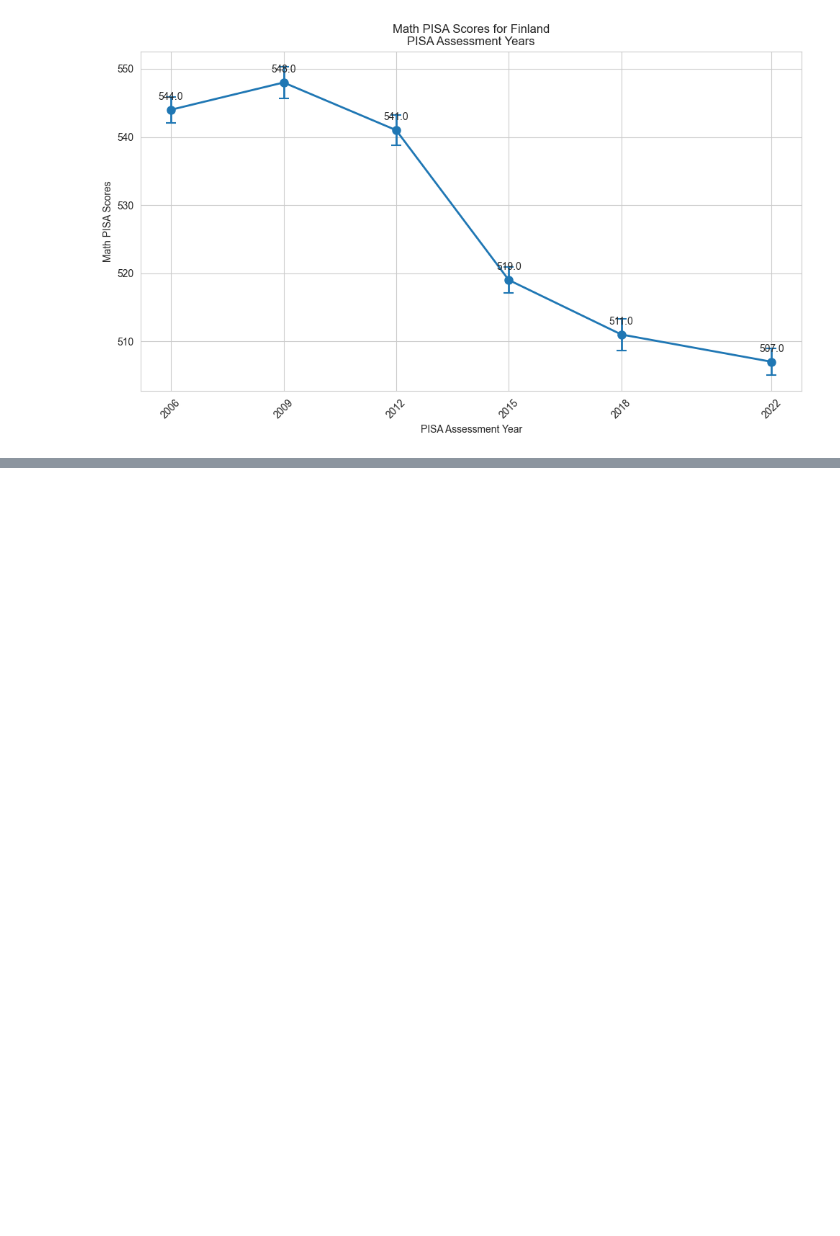
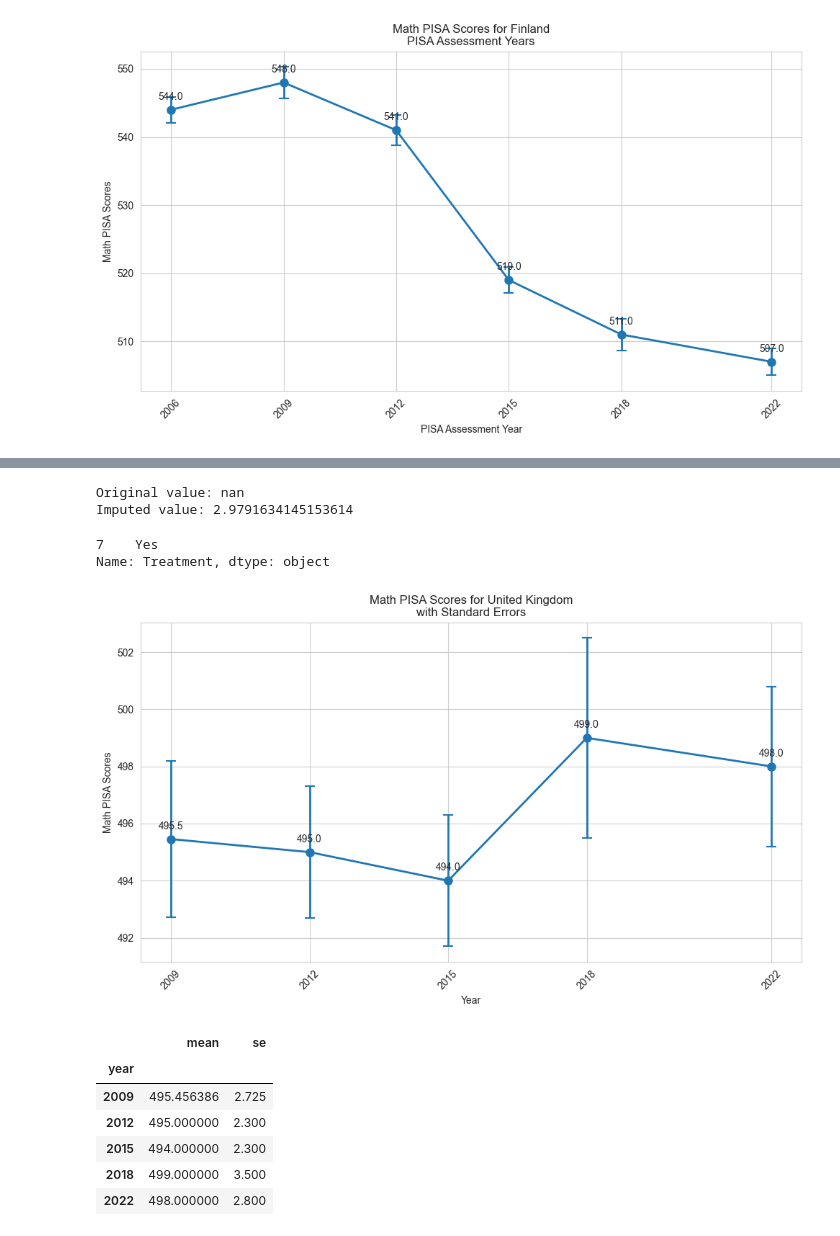
Before and after one commit to mellamanelpoeta/pol_pub2, a Jupyter notebook: source/01_eda.ipynb, the cells around one changed output, grey strips where cells are left out. Cells and saved outputs as stored; diff of their text form; code cells hidden in the pictures; blank space fills up the shorter version.

```diff
--- a/source/01_eda.ipynb
+++ b/source/01_eda.ipynb
@@ -841,0 +1137,17 @@ gdp_series = get_pisa_timeseries(transformed_df, 'Germany', 'gdp')
+# %%
+# Impute a single value
+df_imputed = impute_timeseries(transformed_df, country="Austria", var="edu_exp", year=2009)
+
+# To verify the imputation:
+original_value = transformed_df[transformed_df['Country'] == 'Austria']['GDP_Education_Exp_2009'].values[0]
+imputed_value = df_imputed[df_imputed['Country'] == 'Austria']['GDP_Education_Exp_2009'].values[0]
+print(f"Original value: {original_value}")
+print(f"Imputed value: {imputed_value}")
+# %% [output]
+Original value: nan
+Imputed value: 2.9791634145153614
+# %%
+df_imputed[df_imputed['Country'] == 'France']['Treatment']
+# %% [output]
+7    Yes
+Name: Treatment, dtype: object
@@ -841,0 +1156,13 @@ gdp_series = get_pisa_timeseries(transformed_df, 'Germany', 'gdp')
+# %%
+df_imputed2 = impute_timeseries(df_imputed, 'United Kingdom', 'math', 2009)
+# %%
+get_timeseries(df_imputed2, 'United Kingdom', 'math')
+# %% [output]
+[figure, added]
+|  | mean | se |
+| year |  |  |
+| 2009 | 495.456386 | 2.725 |
+| 2012 | 495.000000 | 2.300 |
+| 2015 | 494.000000 | 2.300 |
+| 2018 | 499.000000 | 3.500 |
+| 2022 | 498.000000 | 2.800 |
```
Also changed, not shown: parts of 30 cells of this notebook, 1 other file.
